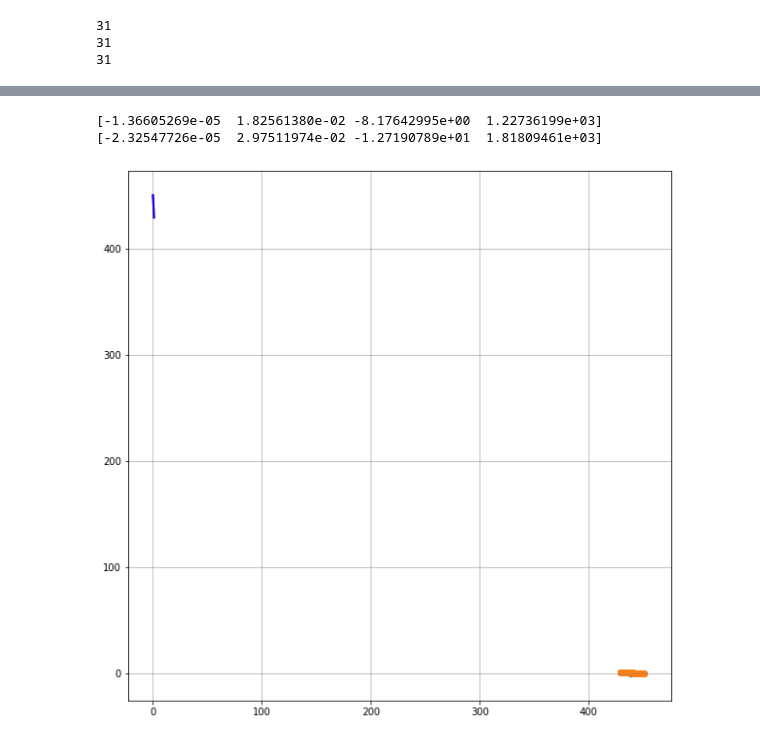
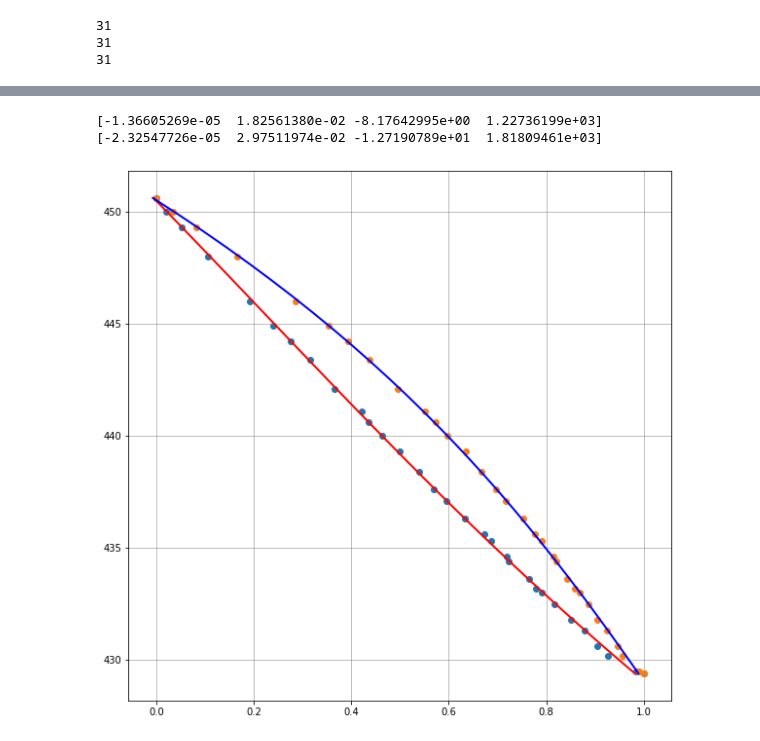
Before and after one commit to leegyuhi/oooooooooooooh, a Jupyter notebook: curve_fit.ipynb, the cells around one changed output, grey strips where cells are left out. Drawn from its saved outputs; the diff is of its cells as text; code cells hidden in the pictures.

```diff
--- a/curve_fit.ipynb
+++ b/curve_fit.ipynb
@@ -110,25 +110,25 @@ plt.scatter(T, y1)
 # %%
 def dewpoint(x, a, b, c, d):
   return a*x**3+b*x**2+c*x+d
 popt2, pcov2 = curve_fit(dewpoint, T, x1)
 print(popt2)
 
 def boilingpoint(x, a, b, c, d):
   return a*x**3+b*x**2+c*x+d
-popt3, pcov3 = curve_fit(dewpoint, T, y1)
+popt3, pcov3 = curve_fit(boilingpoint, T, y1)
 print(popt3)
 
 T_0 = np.linspace(450.6, 429.4, 30)
 
 fig, ax = plt.subplots(figsize=(10, 10))
 
 plt.plot(dewpoint(T_0, *popt2), T_0, color='red', linewidth=2)
 plt.plot(boilingpoint(T_0, *popt3), T_0, color='blue', linewidth=2)
-plt.scatter(T, x1)
-plt.scatter(T, y1)
+plt.scatter(x1, T)
+plt.scatter(y1, T)
 
 ax.grid(color="gray", which="both", ls='-', lw=0.5)
 # %% [output]
 [-1.36605269e-05  1.82561380e-02 -8.17642995e+00  1.22736199e+03]
 [-2.32547726e-05  2.97511974e-02 -1.27190789e+01  1.81809461e+03]
-[figure, old version]
+[figure, new version]
```
Also changed, not shown: parts of 2 cells of this notebook.
